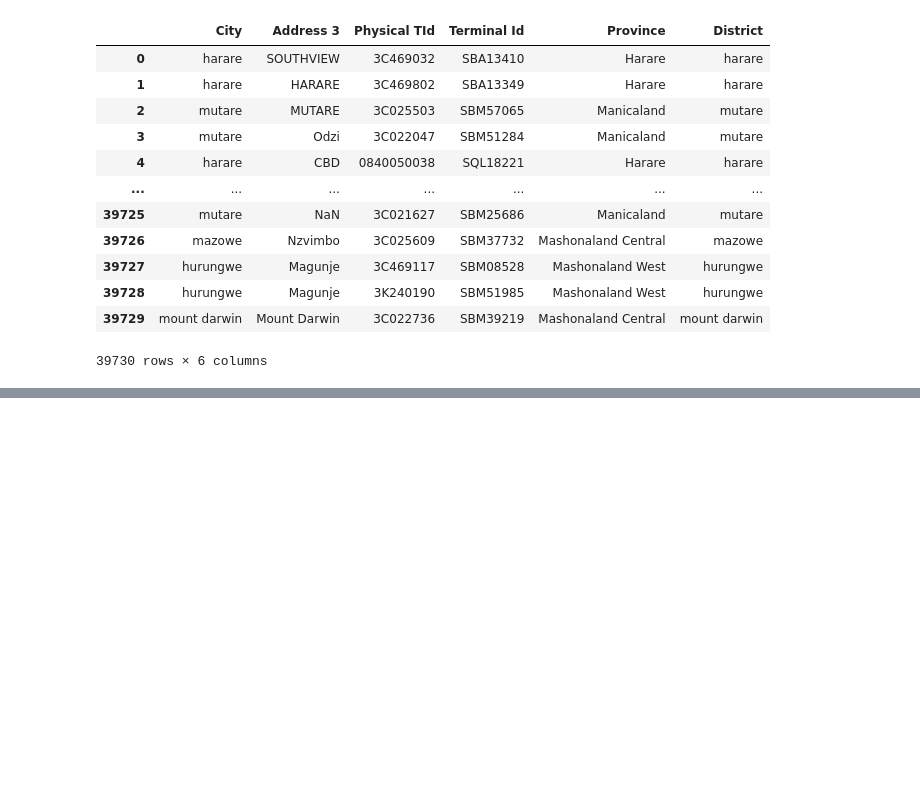
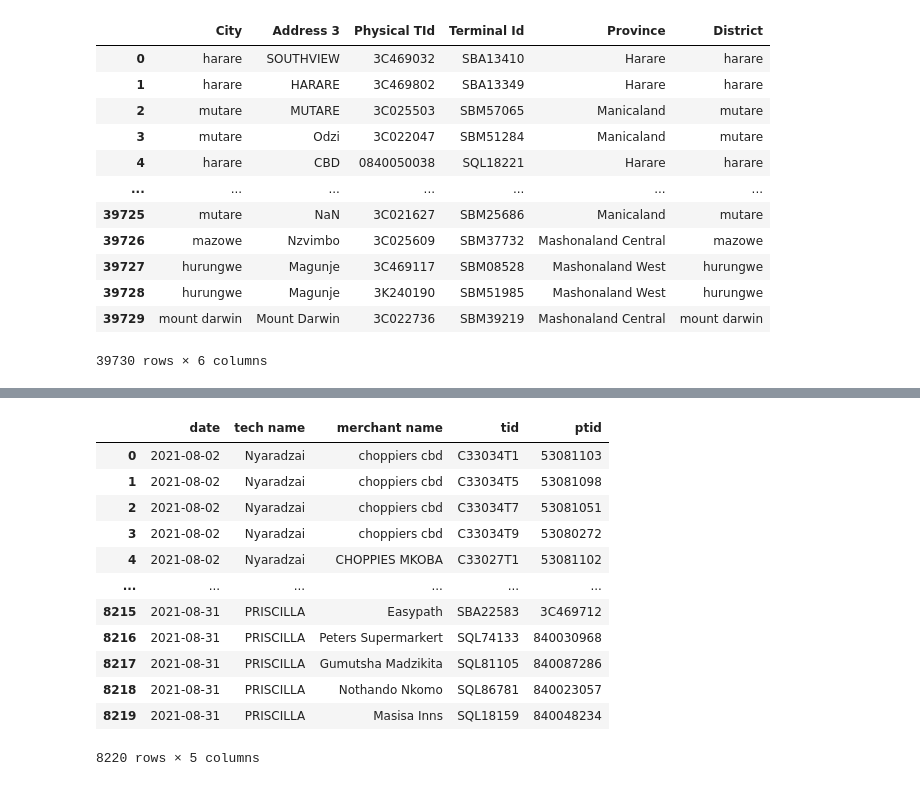
Before and after one commit to McnamaraChiwaye/pos_app, a Jupyter notebook: revenue.ipynb, the cells around one changed output, grey strips where cells are left out. Drawn from its saved outputs; the diff is of its cells as text; code cells hidden in the pictures; blank space fills up the shorter version.

```diff
--- a/revenue.ipynb
+++ b/revenue.ipynb
@@ -503,0 +620,2 @@ df_prov.District = df_prov.District.str.lower()
+# %%
+df_AUG_raw = pd.read_excel(r'C:\Users\User\Documents\Python_Scripts\datacamp\Intermediate importing data\pos_aug_raw.xlsx')
@@ -503,0 +865,2 @@ df_prov.District = df_prov.District.str.lower()
+# %%
+df_AUG_raw.columns =df_AUG_raw.columns.str.lower().str.strip(" ")
@@ -503,0 +876,16 @@ df_prov.District = df_prov.District.str.lower()
+# %%
+df_AUG_raw.iloc[:, :5]
+# %% [output]
+|  | date | tech name | merchant name | tid | ptid |
+| 0 | 2021-08-02 | Nyaradzai | choppiers cbd | C33034T1 | 53081103 |
+| 1 | 2021-08-02 | Nyaradzai | choppiers cbd | C33034T5 | 53081098 |
+| 2 | 2021-08-02 | Nyaradzai | choppiers cbd | C33034T7 | 53081051 |
+| 3 | 2021-08-02 | Nyaradzai | choppiers cbd | C33034T9 | 53080272 |
+| 4 | 2021-08-02 | Nyaradzai | CHOPPIES MKOBA | C33027T1 | 53081102 |
+| ... | ... | ... | ... | ... | ... |
+| 8215 | 2021-08-31 | PRISCILLA | Easypath | SBA22583 | 3C469712 |
+| 8216 | 2021-08-31 | PRISCILLA | Peters Supermarkert | SQL74133 | 840030968 |
+| 8217 | 2021-08-31 | PRISCILLA | Gumutsha Madzikita | SQL81105 | 840087286 |
+| 8218 | 2021-08-31 | PRISCILLA | Nothando Nkomo | SQL86781 | 840023057 |
+| 8219 | 2021-08-31 | PRISCILLA | Masisa Inns | SQL18159 | 840048234 |
+8220 rows × 5 columns
```
Also changed, not shown: parts of 93 cells of this notebook.
